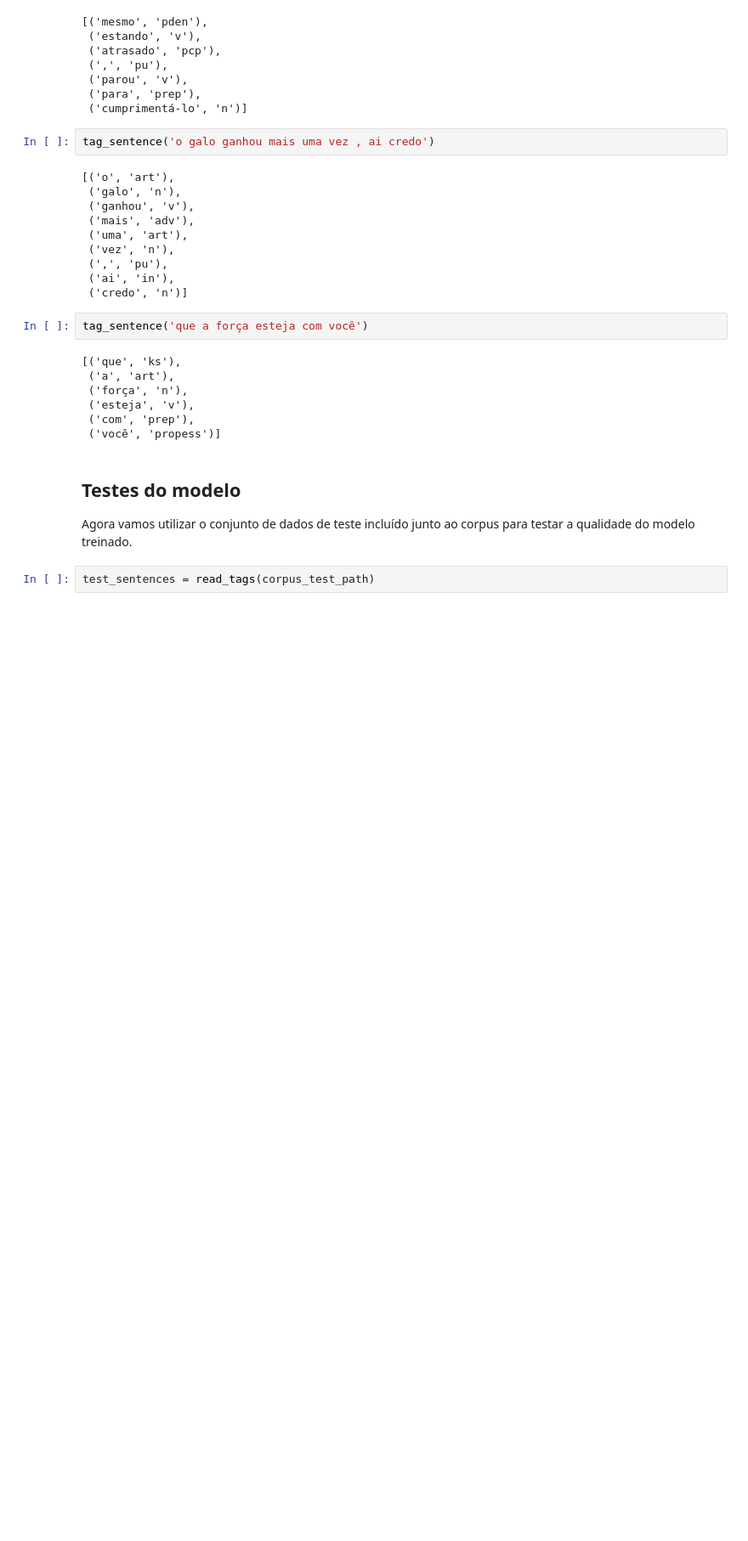
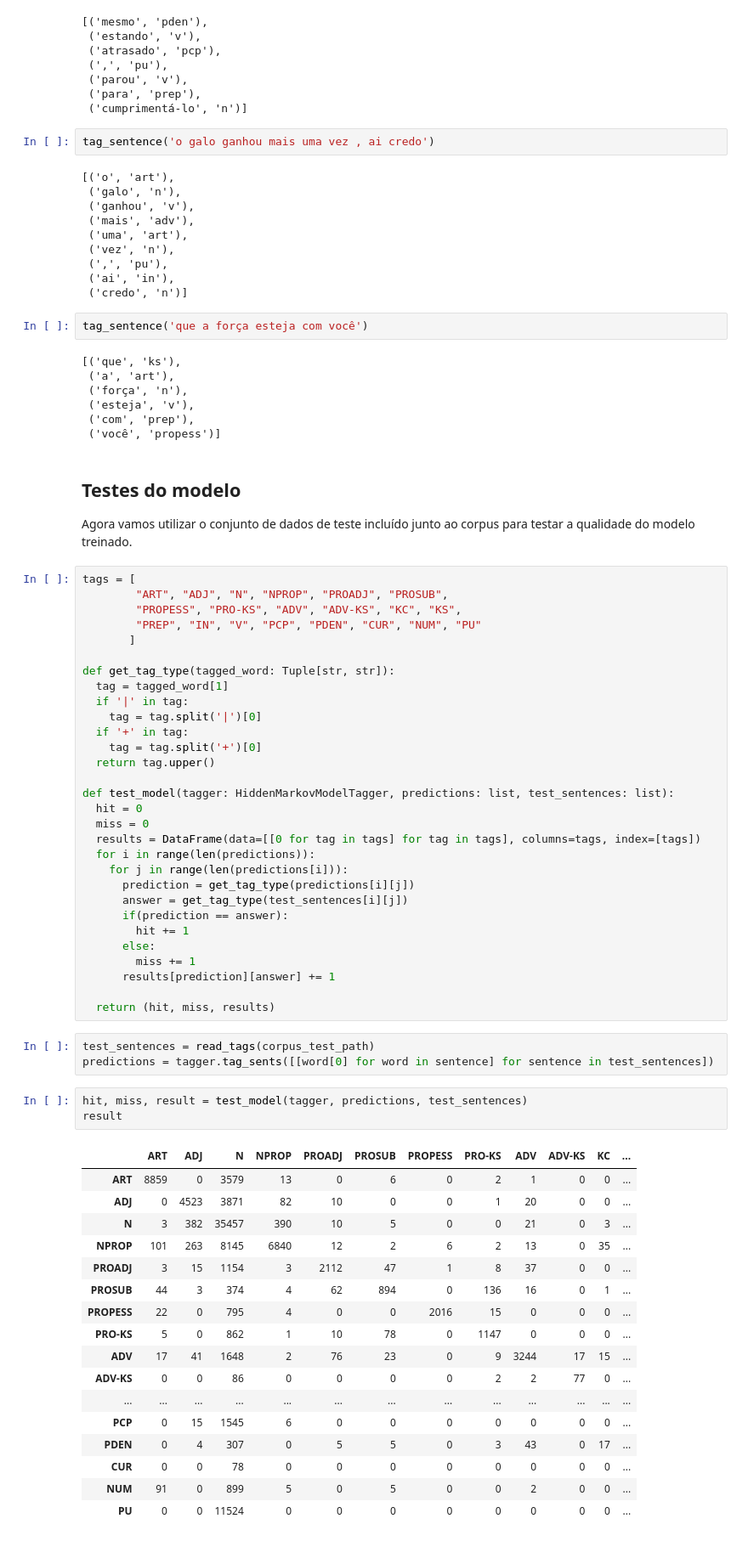
Before and after one commit to luizppa/portuguese-pos-tagging, a Jupyter notebook: pos_tagging.ipynb, the cells around one changed output. Shown: that part at 85% size. Cells and saved outputs as stored; diff of their text form; blank space fills up the shorter version.

Commit message:
Teste de modelo

```diff
--- a/pos_tagging.ipynb
+++ b/pos_tagging.ipynb
@@ -229,5 +233,57 @@ tag_sentence('que a força esteja com você')
 ## Testes do modelo
 
 Agora vamos utilizar o conjunto de dados de teste incluído junto ao corpus para testar a qualidade do modelo treinado.
+# %%
+tags = [
+        "ART", "ADJ", "N", "NPROP", "PROADJ", "PROSUB",
+        "PROPESS", "PRO-KS", "ADV", "ADV-KS", "KC", "KS",
+        "PREP", "IN", "V", "PCP", "PDEN", "CUR", "NUM", "PU"
+       ]
+
+def get_tag_type(tagged_word: Tuple[str, str]):
+  tag = tagged_word[1]
+  if '|' in tag:
+    tag = tag.split('|')[0]
+  if '+' in tag:
+    tag = tag.split('+')[0]
+  return tag.upper()
+
+def test_model(tagger: HiddenMarkovModelTagger, predictions: list, test_sentences: list):
+  hit = 0
+  miss = 0
+  results = DataFrame(data=[[0 for tag in tags] for tag in tags], columns=tags, index=[tags])
+  for i in range(len(predictions)):
+    for j in range(len(predictions[i])):
+      prediction = get_tag_type(predictions[i][j])
+      answer = get_tag_type(test_sentences[i][j])
+      if(prediction == answer):
+        hit += 1
+      else:
+        miss += 1
+      results[prediction][answer] += 1
+
+  return (hit, miss, results)
+# %%
+test_sentences = read_tags(corpus_test_path)
+predictions = tagger.tag_sents([[word[0] for word in sentence] for sentence in test_sentences])
 # %%
-test_sentences = read_tags(corpus_test_path)
+hit, miss, result = test_model(tagger, predictions, test_sentences)
+result
+# %% [output]
+|  | ART | ADJ | N | NPROP | PROADJ | PROSUB | PROPESS | PRO-KS | ADV | ADV-KS | KC | ... |
+| ART | 8859 | 0 | 3579 | 13 | 0 | 6 | 0 | 2 | 1 | 0 | 0 | ... |
+| ADJ | 0 | 4523 | 3871 | 82 | 10 | 0 | 0 | 1 | 20 | 0 | 0 | ... |
+| N | 3 | 382 | 35457 | 390 | 10 | 5 | 0 | 0 | 21 | 0 | 3 | ... |
+| NPROP | 101 | 263 | 8145 | 6840 | 12 | 2 | 6 | 2 | 13 | 0 | 35 | ... |
+| PROADJ | 3 | 15 | 1154 | 3 | 2112 | 47 | 1 | 8 | 37 | 0 | 0 | ... |
+| PROSUB | 44 | 3 | 374 | 4 | 62 | 894 | 0 | 136 | 16 | 0 | 1 | ... |
+| PROPESS | 22 | 0 | 795 | 4 | 0 | 0 | 2016 | 15 | 0 | 0 | 0 | ... |
+| PRO-KS | 5 | 0 | 862 | 1 | 10 | 78 | 0 | 1147 | 0 | 0 | 0 | ... |
+| ADV | 17 | 41 | 1648 | 2 | 76 | 23 | 0 | 9 | 3244 | 17 | 15 | ... |
+| ADV-KS | 0 | 0 | 86 | 0 | 0 | 0 | 0 | 2 | 2 | 77 | 0 | ... |
+| ... | ... | ... | ... | ... | ... | ... | ... | ... | ... | ... | ... | ... |
+| PCP | 0 | 15 | 1545 | 6 | 0 | 0 | 0 | 0 | 0 | 0 | 0 | ... |
+| PDEN | 0 | 4 | 307 | 0 | 5 | 5 | 0 | 3 | 43 | 0 | 17 | ... |
+| CUR | 0 | 0 | 78 | 0 | 0 | 0 | 0 | 0 | 0 | 0 | 0 | ... |
+| NUM | 91 | 0 | 899 | 5 | 0 | 5 | 0 | 0 | 2 | 0 | 0 | ... |
+| PU | 0 | 0 | 11524 | 0 | 0 | 0 | 0 | 0 | 0 | 0 | 0 | ... |
```
Also changed, not shown: parts of 3 cells of this notebook.
